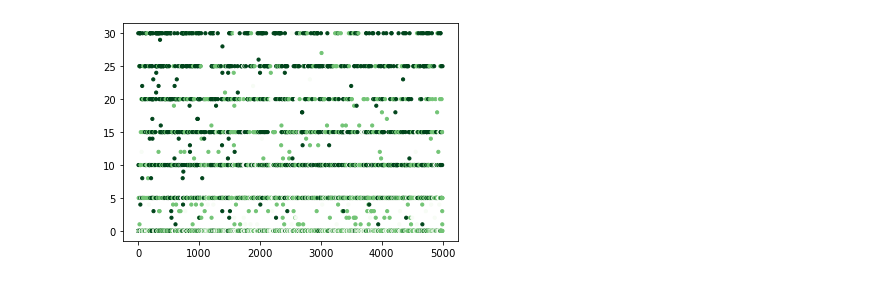
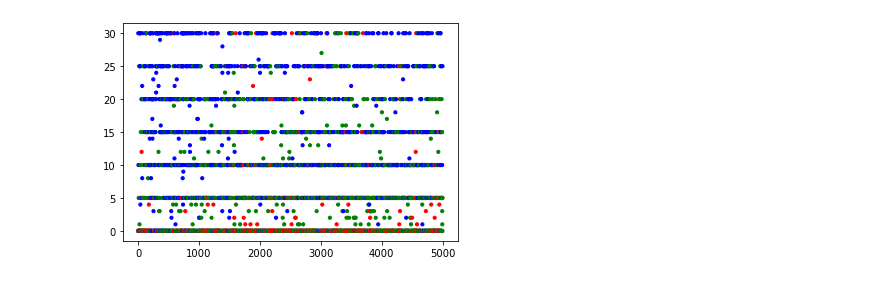
Before and after one commit to SOMAS2021/SOMAS2021, a Jupyter notebook: Experiment.ipynb, the cells around one changed output. Drawn from its saved outputs; the diff is of its cells as text; code cells hidden in the pictures.

Commit message:
plot update

```diff
--- a/Experiment.ipynb
+++ b/Experiment.ipynb
@@ -38,30 +38,40 @@ def days_vs_deathPerDay(fileName, simulation_days):
 # %%
 import csv
 
 with open('log_plot/2022-01-09-18-54-51_5000/foodtaken_vs_hp_cc55824a-3d6a-46ec-b618-f8d85d693054.csv', newline='') as f:
     reader = csv.reader(f)
     foodAndHp = list(reader)
 
 days = list(range(1, len(foodAndHp)+1))
 foodEaten = [float(x[0]) for x in foodAndHp]
 Hp = [float(x[1]) for x in foodAndHp]
 
 def sortHp(n):
     if n < 34:
         return 0
     elif n < 67:
         return 1
     else:
         return 2
-HpSorted = list(map(sortHp,Hp))
+#HpSorted = list(map(sortHp,Hp))
 
-plt.scatter(days, foodEaten,s=10,c=HpSorted,cmap='Greens')
+#plt.scatter(days, foodEaten,s=10,c=HpSorted,cmap='Greens')
 #plt.scatter(days, foodEaten,s=10,c=HpSorted,cmap='PuBuGn')
 """
 colors=["#0000FF", "#00FF00", "#FF0066"]
 for i in range(len(days)):
     plt.scatter(days[i], foodEaten[i], color=colors[HpSorted[i]])
 """
+def sortHp(n):
+    if n < 34:
+        return "red"
+    elif n < 67:
+        return "green"
+    else:
+        return "blue"
+sequence_of_colors = list(map(sortHp,Hp))
+plt.scatter(days, foodEaten,s=10,c=sequence_of_colors)
+
 plt.show()
 # %% [output]
-[figure, old version]
+[figure, new version]
```
